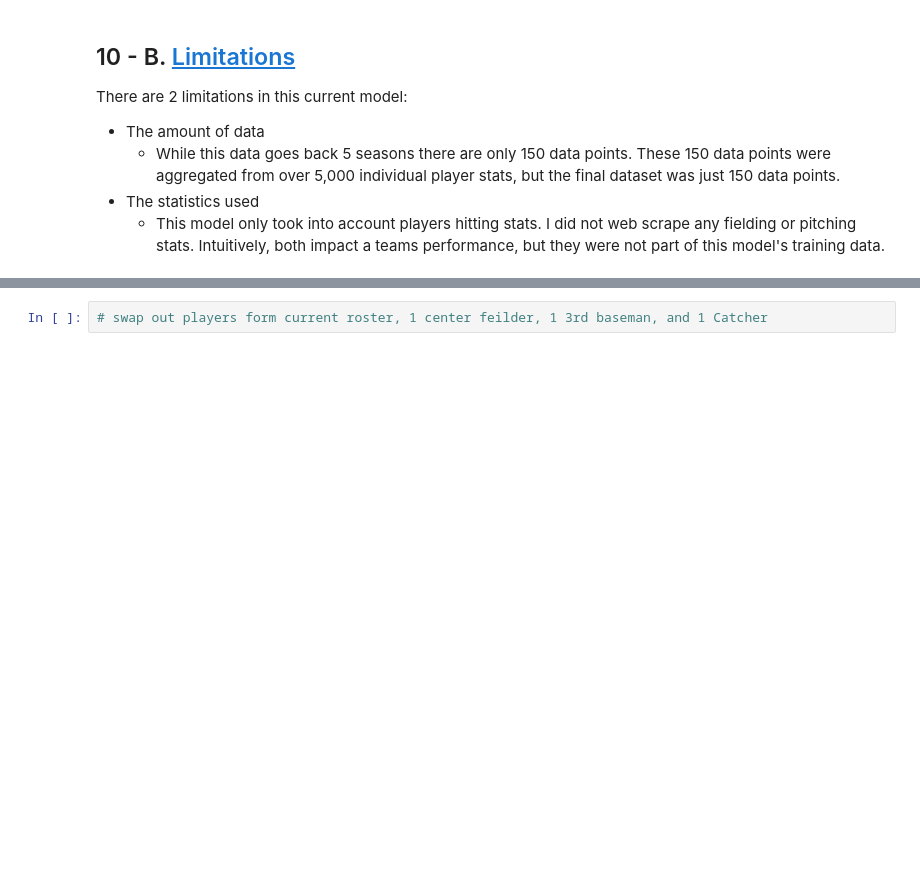
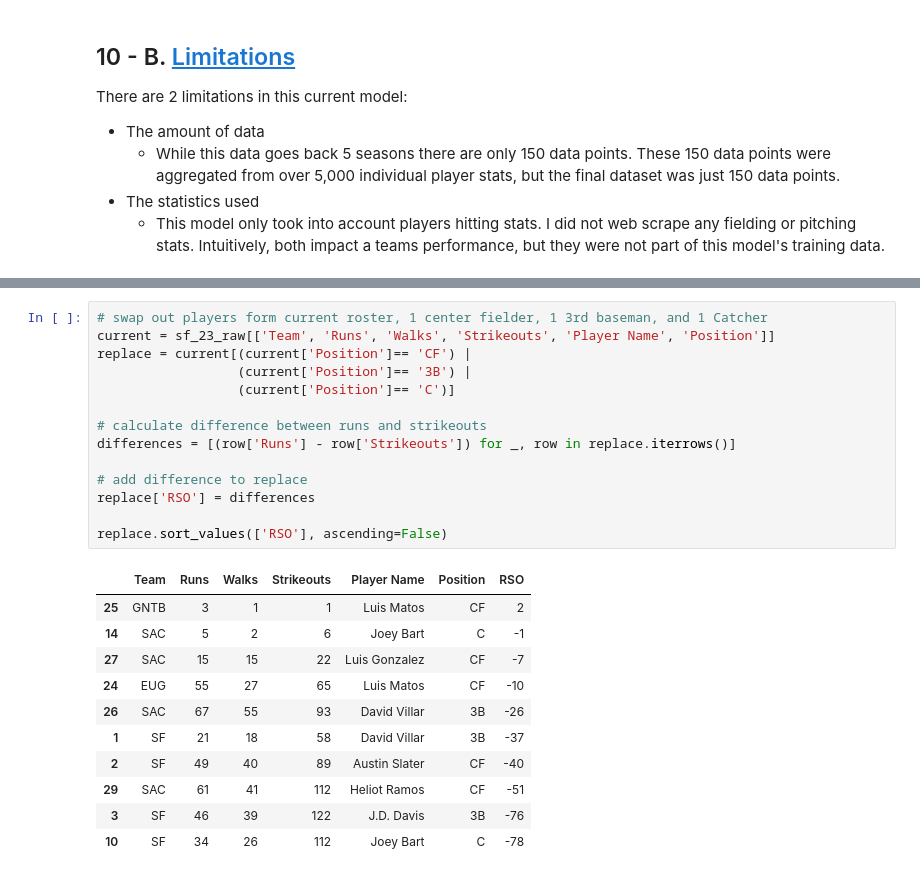
Before and after one commit to AgathaZareth/Capstone_Project, a Jupyter notebook: notebooks/Modeling.ipynb, the cells around one changed output, grey strips where cells are left out. Cells and saved outputs as stored; diff of their text form; blank space fills up the shorter version.

```diff
--- a/notebooks/Modeling.ipynb
+++ b/notebooks/Modeling.ipynb
@@ -3125,2 +3132,26 @@ test_minor.sort_values(['RSO'], ascending=False)[:3]
 # %%
-# swap out players form current roster, 1 center feilder, 1 3rd baseman, and 1 Catcher
+# swap out players form current roster, 1 center fielder, 1 3rd baseman, and 1 Catcher
+current = sf_23_raw[['Team', 'Runs', 'Walks', 'Strikeouts', 'Player Name', 'Position']]
+replace = current[(current['Position']== 'CF') |
+                  (current['Position']== '3B') |
+                  (current['Position']== 'C')]
+
+# calculate difference between runs and strikeouts
+differences = [(row['Runs'] - row['Strikeouts']) for _, row in replace.iterrows()]
+
+# add difference to replace
+replace['RSO'] = differences
+
+replace.sort_values(['RSO'], ascending=False)
+# %% [output]
+|  | Team | Runs | Walks | Strikeouts | Player Name | Position | RSO |
+| 25 | GNTB | 3 | 1 | 1 | Luis Matos | CF | 2 |
+| 14 | SAC | 5 | 2 | 6 | Joey Bart | C | -1 |
+| 27 | SAC | 15 | 15 | 22 | Luis Gonzalez | CF | -7 |
+| 24 | EUG | 55 | 27 | 65 | Luis Matos | CF | -10 |
+| 26 | SAC | 67 | 55 | 93 | David Villar | 3B | -26 |
+| 1 | SF | 21 | 18 | 58 | David Villar | 3B | -37 |
+| 2 | SF | 49 | 40 | 89 | Austin Slater | CF | -40 |
+| 29 | SAC | 61 | 41 | 112 | Heliot Ramos | CF | -51 |
+| 3 | SF | 46 | 39 | 122 | J.D. Davis | 3B | -76 |
+| 10 | SF | 34 | 26 | 112 | Joey Bart | C | -78 |
```
Also changed, not shown: parts of 18 cells of this notebook.
